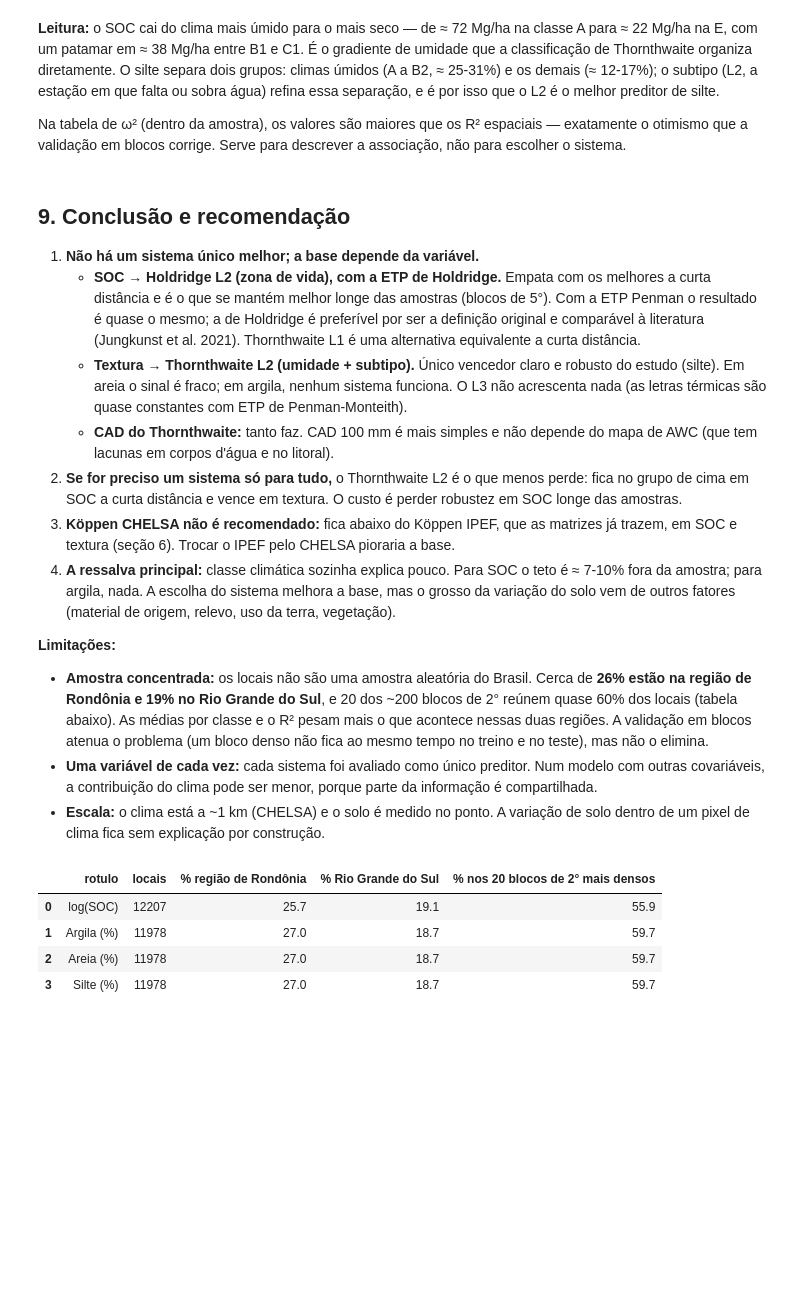
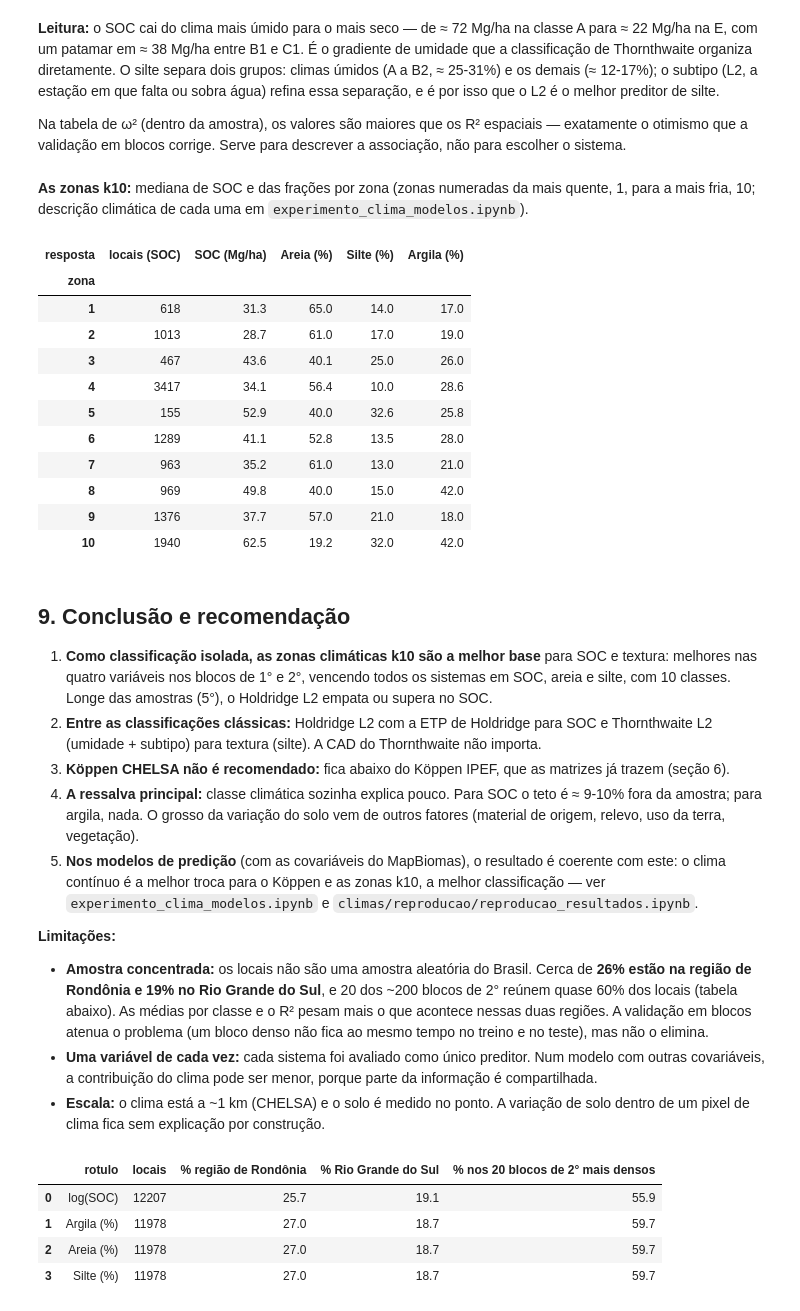
Before and after one commit to fcoliveira-utfpr/climate_for_soil, a Jupyter notebook: corelacao/comparacao_climas.ipynb, the cells around one changed output. Saved outputs shown, nothing was run; the diff lists cells and outputs as text; code cells hidden in the pictures; blank space fills up the shorter version.

```diff
--- a/corelacao/comparacao_climas.ipynb
+++ b/corelacao/comparacao_climas.ipynb
@@ -515,26 +530,46 @@ isso que o L2 é o melhor preditor de silte.
 
 Na tabela de ω² (dentro da amostra), os valores são maiores que os R² espaciais — exatamente o otimismo
 que a validação em blocos corrige. Serve para descrever a associação, não para escolher o sistema.
+# %% [markdown]
+**As zonas k10:** mediana de SOC e das frações por zona (zonas numeradas da mais quente, 1, para a mais
+fria, 10; descrição climática de cada uma em `experimento_clima_modelos.ipynb`).
+# %%
+z = classes[classes.coluna == 'zona_k10'].pivot_table(index='classe', columns='resposta', values='mediana')
+z.index = z.index.astype(int); z = z.sort_index()
+z = z.rename(columns={'log_soc': 'SOC (Mg/ha)', 'areia': 'Areia (%)', 'silte': 'Silte (%)', 'argila': 'Argila (%)'})
+n = classes[(classes.coluna == 'zona_k10') & (classes.resposta == 'log_soc')].set_index('classe').n
+n.index = n.index.astype(int)
+z.insert(0, 'locais (SOC)', n)
+z.index.name = 'zona'
+display(z[['locais (SOC)', 'SOC (Mg/ha)', 'Areia (%)', 'Silte (%)', 'Argila (%)']].round(1))
+# %% [output]
+| resposta | locais (SOC) | SOC (Mg/ha) | Areia (%) | Silte (%) | Argila (%) |
+| zona |  |  |  |  |  |
+| 1 | 618 | 31.3 | 65.0 | 14.0 | 17.0 |
+| 2 | 1013 | 28.7 | 61.0 | 17.0 | 19.0 |
+| 3 | 467 | 43.6 | 40.1 | 25.0 | 26.0 |
+| 4 | 3417 | 34.1 | 56.4 | 10.0 | 28.6 |
+| 5 | 155 | 52.9 | 40.0 | 32.6 | 25.8 |
+| 6 | 1289 | 41.1 | 52.8 | 13.5 | 28.0 |
+| 7 | 963 | 35.2 | 61.0 | 13.0 | 21.0 |
+| 8 | 969 | 49.8 | 40.0 | 15.0 | 42.0 |
+| 9 | 1376 | 37.7 | 57.0 | 21.0 | 18.0 |
+| 10 | 1940 | 62.5 | 19.2 | 32.0 | 42.0 |
 # %% [markdown]
 ## 9. Conclusão e recomendação
 
-1. **Não há um sistema único melhor; a base depende da variável.**
-   - **SOC → Holdridge L2 (zona de vida), com a ETP de Holdridge.** Empata com os melhores a curta
-     distância e é o que se mantém melhor longe das amostras (blocos de 5°). Com a ETP Penman o resultado
-     é quase o mesmo; a de Holdridge é preferível por ser a definição original e comparável à literatura
-     (Jungkunst et al. 2021). Thornthwaite L1 é uma alternativa equivalente a curta distância.
-   - **Textura → Thornthwaite L2 (umidade + subtipo).** Único vencedor claro e robusto do estudo (silte).
-     Em areia o sinal é fraco; em argila, nenhum sistema funciona. O L3 não acrescenta nada (as letras
-     térmicas são quase constantes com ETP de Penman-Monteith).
-   - **CAD do Thornthwaite:** tanto faz. CAD 100 mm é mais simples e não depende do mapa de AWC (que tem
-     lacunas em corpos d'água e no litoral).
-2. **Se for preciso um sistema só para tudo,** o Thornthwaite L2 é o que menos perde: fica no grupo de
-   cima em SOC a curta distância e vence em textura. O custo é perder robustez em SOC longe das amostras.
-3. **Köppen CHELSA não é recomendado:** fica abaixo do Köppen IPEF, que as matrizes já trazem, em SOC e
-   textura (seção 6). Trocar o IPEF pelo CHELSA pioraria a base.
-4. **A ressalva principal:** classe climática sozinha explica pouco. Para SOC o teto é ≈ 7-10% fora da
-   amostra; para argila, nada. A escolha do sistema melhora a base, mas o grosso da variação do solo vem
-   de outros fatores (material de origem, relevo, uso da terra, vegetação).
+1. **Como classificação isolada, as zonas climáticas k10 são a melhor base** para SOC e textura: melhores nas
+   quatro variáveis nos blocos de 1° e 2°, vencendo todos os sistemas em SOC, areia e silte, com 10 classes.
+   Longe das amostras (5°), o Holdridge L2 empata ou supera no SOC.
+2. **Entre as classificações clássicas:** Holdridge L2 com a ETP de Holdridge para SOC e Thornthwaite L2
+   (umidade + subtipo) para textura (silte). A CAD do Thornthwaite não importa.
+3. **Köppen CHELSA não é recomendado:** fica abaixo do Köppen IPEF, que as matrizes já trazem (seção 6).
+4. **A ressalva principal:** classe climática sozinha explica pouco. Para SOC o teto é ≈ 9-10% fora da
+   amostra; para argila, nada. O grosso da variação do solo vem de outros fatores (material de origem,
+   relevo, uso da terra, vegetação).
+5. **Nos modelos de predição** (com as covariáveis do MapBiomas), o resultado é coerente com este: o clima
+   contínuo é a melhor troca para o Köppen e as zonas k10, a melhor classificação — ver
+   `experimento_clima_modelos.ipynb` e `climas/reproducao/reproducao_resultados.ipynb`.
 
 **Limitações:**
 
```
Also changed, not shown: parts of 13 cells of this notebook, 7 other files.
